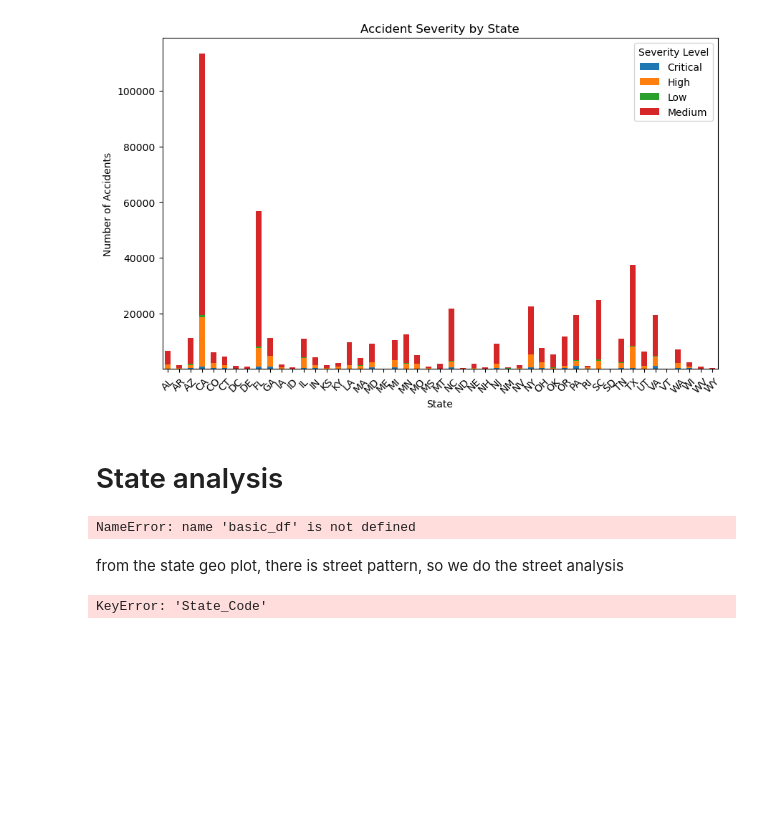
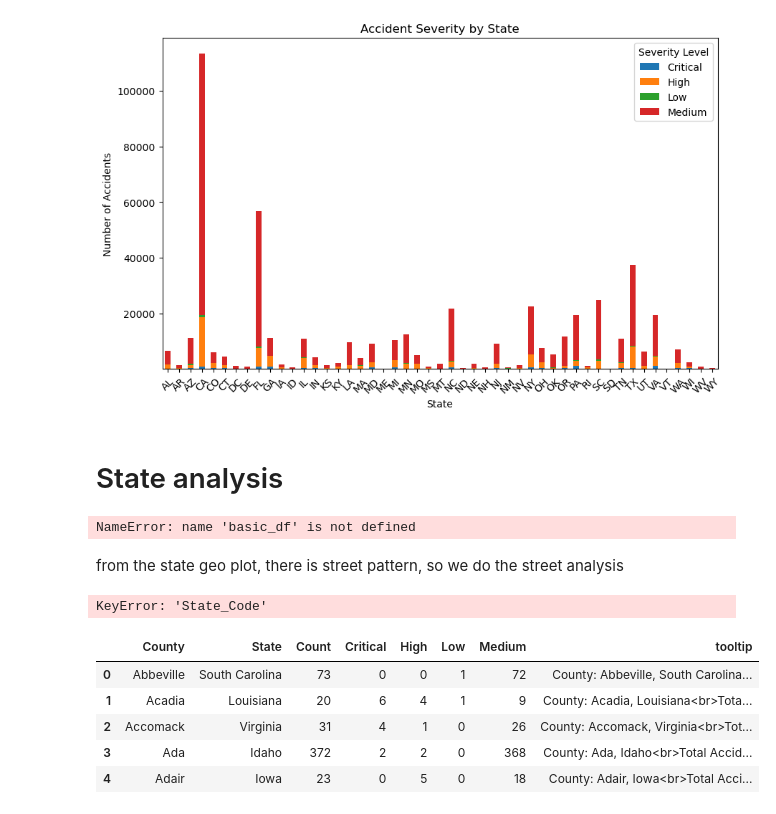
Before and after one commit to XiwenJiang/us-accidents-dashboard, a Jupyter notebook: eda.ipynb, the cells around one changed output. Drawn from its saved outputs; the diff is of its cells as text; code cells hidden in the pictures; blank space fills up the shorter version.

```diff
--- a/eda.ipynb
+++ b/eda.ipynb
@@ -663,3 +663,14 @@ fig.update_geos(scope='usa', projection_type='albers usa')
 fig.show(renderer="browser")
 # %% [output]
 KeyError: 'State_Code'
+# %%
+county_df = pd.read_csv('county_data.csv')
+county_df.head()
+# map state to state code
+# %% [output]
+|  | County | State | Count | Critical | High | Low | Medium | tooltip |
+| 0 | Abbeville | South Carolina | 73 | 0 | 0 | 1 | 72 | County: Abbeville, South Carolina... |
+| 1 | Acadia | Louisiana | 20 | 6 | 4 | 1 | 9 | County: Acadia, Louisiana<br>Tota... |
+| 2 | Accomack | Virginia | 31 | 4 | 1 | 0 | 26 | County: Accomack, Virginia<br>Tot... |
+| 3 | Ada | Idaho | 372 | 2 | 2 | 0 | 368 | County: Ada, Idaho<br>Total Accid... |
+| 4 | Adair | Iowa | 23 | 0 | 5 | 0 | 18 | County: Adair, Iowa<br>Total Acci... |
```
Also changed, not shown: parts of 11 cells of this notebook, 4 other files.
